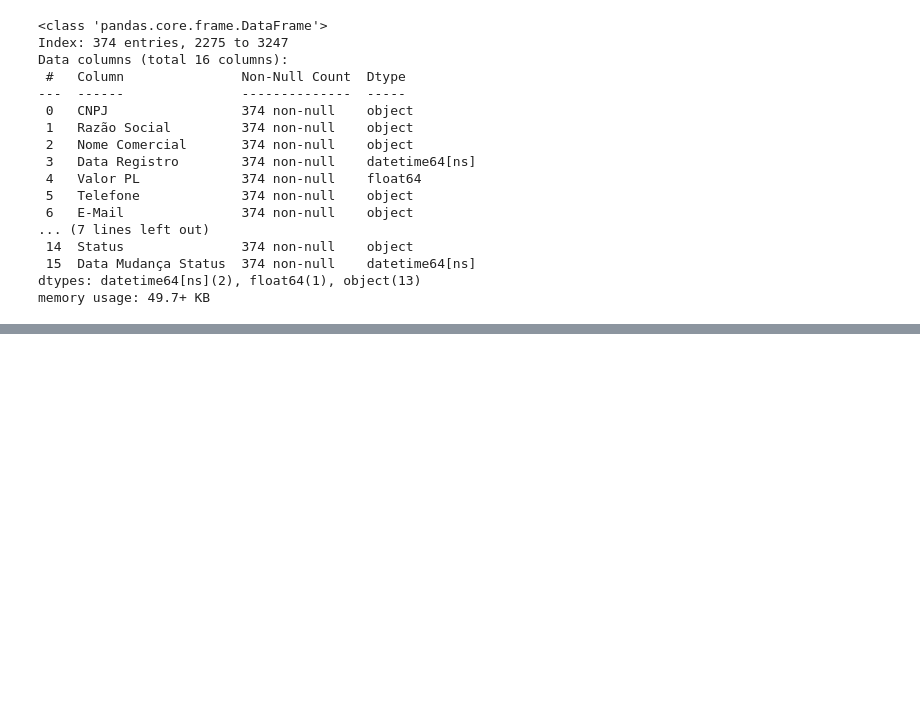
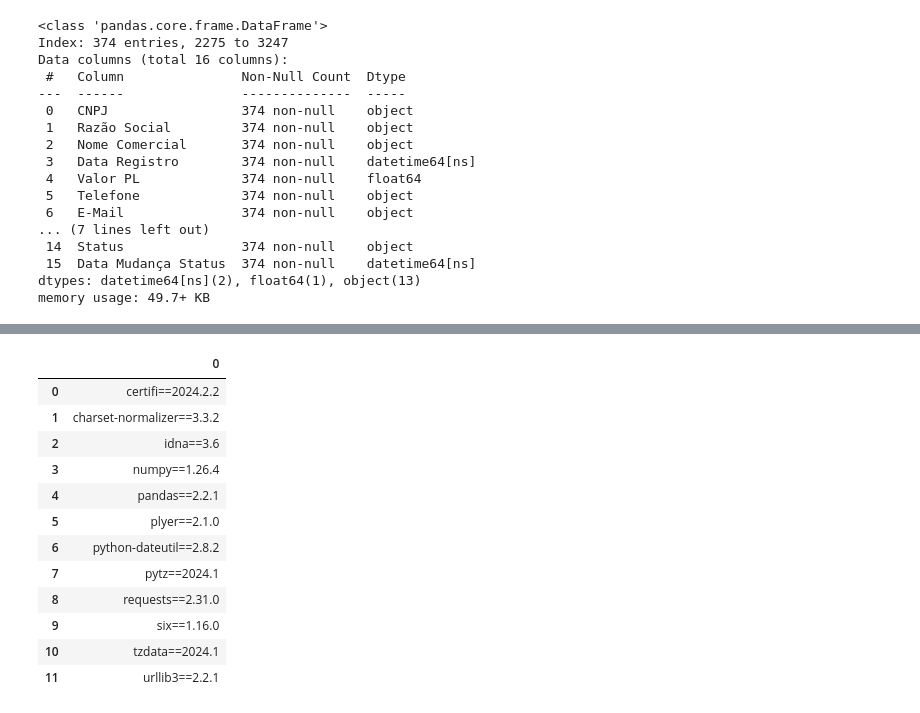
Before and after one commit to victorcanda22/ExercicioCoder, a Jupyter notebook: Projeto Final Coder - Parcial.ipynb, the cells around one changed output, grey strips where cells are left out. Cells and saved outputs as stored; diff of their text form; code cells hidden in the pictures; blank space fills up the shorter version.

```diff
--- a/Projeto Final Coder - Parcial.ipynb
+++ b/Projeto Final Coder - Parcial.ipynb
@@ -268,0 +280,17 @@ memory usage: 49.7+ KB
+# %%
+requirements = pd.read_csv('requirements.txt', sep='\t', header=None, encoding='utf-16')
+requirements
+# %% [output]
+|  | 0 |
+| 0 | certifi==2024.2.2 |
+| 1 | charset-normalizer==3.3.2 |
+| 2 | idna==3.6 |
+| 3 | numpy==1.26.4 |
+| 4 | pandas==2.2.1 |
+| 5 | plyer==2.1.0 |
+| 6 | python-dateutil==2.8.2 |
+| 7 | pytz==2024.1 |
+| 8 | requests==2.31.0 |
+| 9 | six==1.16.0 |
+| 10 | tzdata==2024.1 |
+| 11 | urllib3==2.2.1 |
```
Also changed, not shown: parts of 2 cells of this notebook, 14 other files.
